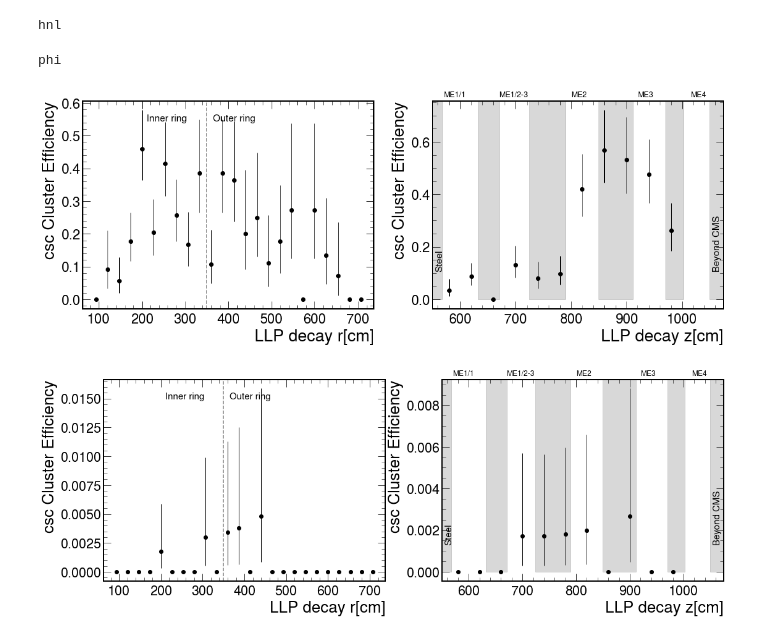
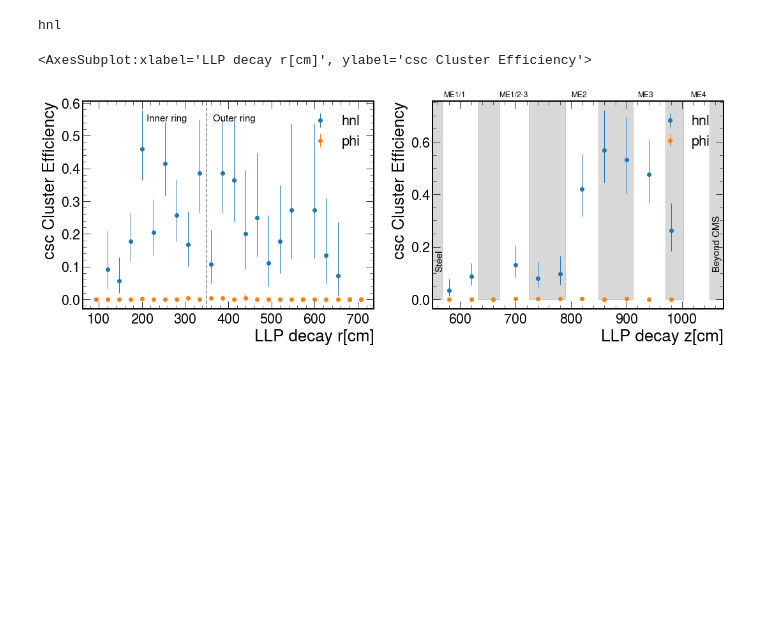
Before and after one commit to AnthonyAportela/LLPs, a Jupyter notebook: notebooks/Bplus/ntuple_processor.ipynb, the cells around one changed output. Drawn from its saved outputs; the diff is of its cells as text; code cells hidden in the pictures; blank space fills up the shorter version.

```diff
--- a/notebooks/Bplus/ntuple_processor.ipynb
+++ b/notebooks/Bplus/ntuple_processor.ipynb
@@ -321,20 +353,0 @@ Text(0.5, 0.98, 'hitCSC_dRcut hnl')
-# %%
-grp = 'hitCSC_dRcut'
-proc = 'phi'
-
-figsize = (18,6)
-fig, (numax,denax,rax) = plt.subplots(1,3,figsize = figsize)
-
-num = out[proc][grp]
-den = out[proc]['genCSC']
-
-test = np.nan_to_num(num.view() / den.view(), posinf=0, neginf=0)
-
-hep.hist2dplot(num, ax = numax)
-hep.hist2dplot(den, ax = denax)
-hep.hist2dplot(test, ax = rax)
-numax.set_title('num')
-denax.set_title('den')
-rax.set_title('ratio')
-fig.tight_layout()
-fig.suptitle(f'{grp} {proc}')
@@ -419,20 +412,23 @@ import matplotlib.patches as patches
 plt.style.use(mplhep.style.CMS)
 
 
-def ratio(reco, real, rax, ax, det):
+def ratio(reco, real, rax, ax, det, proc):
     num = reco.project(ax)
     den = real.project(ax)
     rax.errorbar(
         x=num.axes[0].centers,
         y=num.view() / den.view() ,
         yerr=ratio_uncertainty(num.view(), den.view(), "poisson"),
-        color="k",
+        #color="k",
         linestyle="none",
         marker="o",
         elinewidth=1,
+        label = proc
+
     )
     rax.set_ylabel(f"{det} Cluster Efficiency")
     rax.set_xlabel(f"LLP decay {ax}[cm]")
+    rax.legend()
     return rax
 
 def drawCSCz(ax,text_loc=0.7):
@@ -464,47 +460,41 @@ def drawCSCz(ax,text_loc=0.7):
     ax.add_patch(beyond)
     return ax
 
 def drawCSCr(ax):
     y_max = ax.get_ylim()[1]
     ax.axvline(350,linestyle="--",color='grey')
     ax.text(350-140,y_max*0.9, "Inner ring", fontsize=15)
     ax.text(350+15 ,y_max*0.9, "Outer ring", fontsize=15)
     return ax
 
 sample = 'hnl'
 print(sample)
 figsize = (18,6)
 fig, (cscrax, csczax) = plt.subplots(1,2,figsize = figsize)
 
 llp = out[sample]['genCSC']
 csc = out[sample]['clsCSC_dRcut']
 
-ratio(csc, llp, csczax, 'z', 'csc')
-drawCSCz(csczax)
+ratio(csc, llp, csczax, 'z', 'csc', sample)
+#drawCSCz(csczax)
 
-ratio(csc, llp, cscrax, 'r', 'csc')
-drawCSCr(cscrax)
-fig.savefig(sample + '.pdf')
+ratio(csc, llp, cscrax, 'r', 'csc', sample)
+#drawCSCr(cscrax)
 
 sample = 'phi'
-print(sample)
-figsize = (18,6)
-fig, (cscrax, csczax) = plt.subplots(1,2,figsize = figsize)
 
 llp = out[sample]['genCSC']
 csc = out[sample]['clsCSC_dRcut']
 
-ratio(csc, llp, csczax, 'z', 'csc')
+ratio(csc, llp, csczax, 'z', 'csc', sample)
 drawCSCz(csczax)
 
-ratio(csc, llp, cscrax, 'r', 'csc')
+ratio(csc, llp, cscrax, 'r', 'csc', sample)
 drawCSCr(cscrax)
-fig.savefig(sample + '.pdf')
 # %% [output]
 hnl
-phi
+<AxesSubplot:xlabel='LLP decay r[cm]', ylabel='csc Cluster Efficiency'>
-[figure, old version]
+[figure, new version]
-[figure, removed]
 # %%
 #hnl
 llppid = 9900015
```
Also changed, not shown: parts of 18 cells of this notebook.
